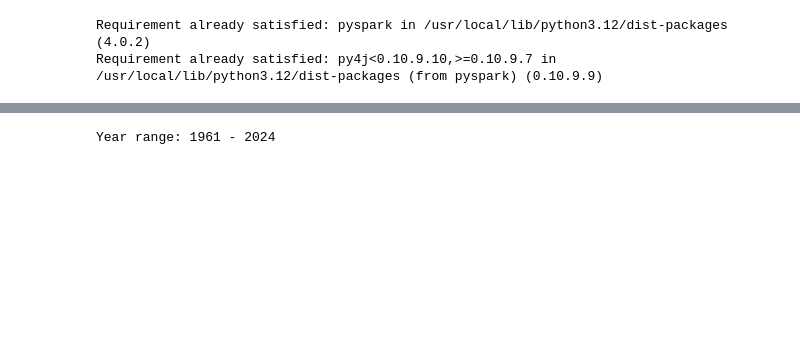
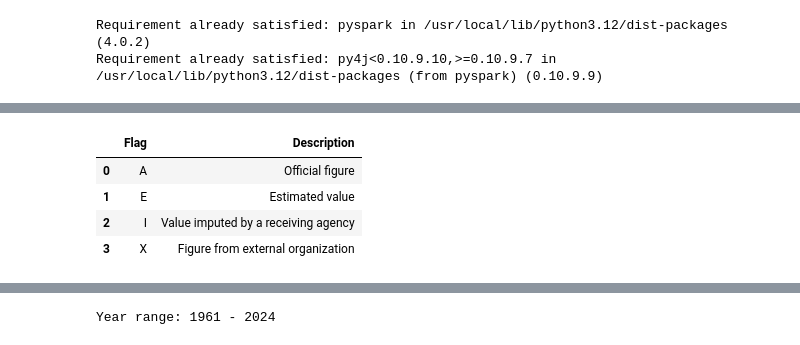
Before and after one commit to prodigal94/food-safe-bots, a Jupyter notebook: EDA.ipynb, the cells around one changed output, grey strips where cells are left out. Cells and saved outputs as stored; diff of their text form; code cells hidden in the pictures; blank space fills up the shorter version.

```diff
--- a/EDA.ipynb
+++ b/EDA.ipynb
@@ -30,0 +27,20 @@ df = spark.read.csv(file_path, header=True, inferSchema=True)
+# %%
+import gdown
+import os
+
+# Your Google Drive folder link
+gdrive_url = 'https://drive.google.com/drive/folders/1kwC9jjZIo6gkLsVS-EAoMkCpPaZV-vV-?usp=drive_link'
+
+# Since it's a folder, we use download_folder
+# This will download the contents into the 'Trade_Data_Folder' directory
+output_dir = 'Trade_Data_Folder'
+gdown.download_folder(gdrive_url, output=output_dir, quiet=False)
+
+# Find the CSV file inside the downloaded folder to set the file_path
+csv_files = [f for f in os.listdir(output_dir) if f.endswith('.csv')]
+if csv_files:
+    output = os.path.join(output_dir, csv_files[0])
+    file_path = f'file://{os.path.abspath(output)}'
+    print(f'File downloaded to: {output}')
+else:
+    print('No CSV file found in the downloaded folder.')
@@ -30,0 +75,10 @@ df = spark.read.csv(file_path, header=True, inferSchema=True)
+# %%
+# Re-attempt reading the file locally
+df = spark.read.csv(output, header=True, inferSchema=True)
+display(df.limit(5).toPandas())
+# %% [output]
+|  | Flag | Description |
+| 0 | A | Official figure |
+| 1 | E | Estimated value |
+| 2 | I | Value imputed by a receiving agency |
+| 3 | X | Figure from external organization |
```
Also changed, not shown: parts of 18 cells of this notebook.
